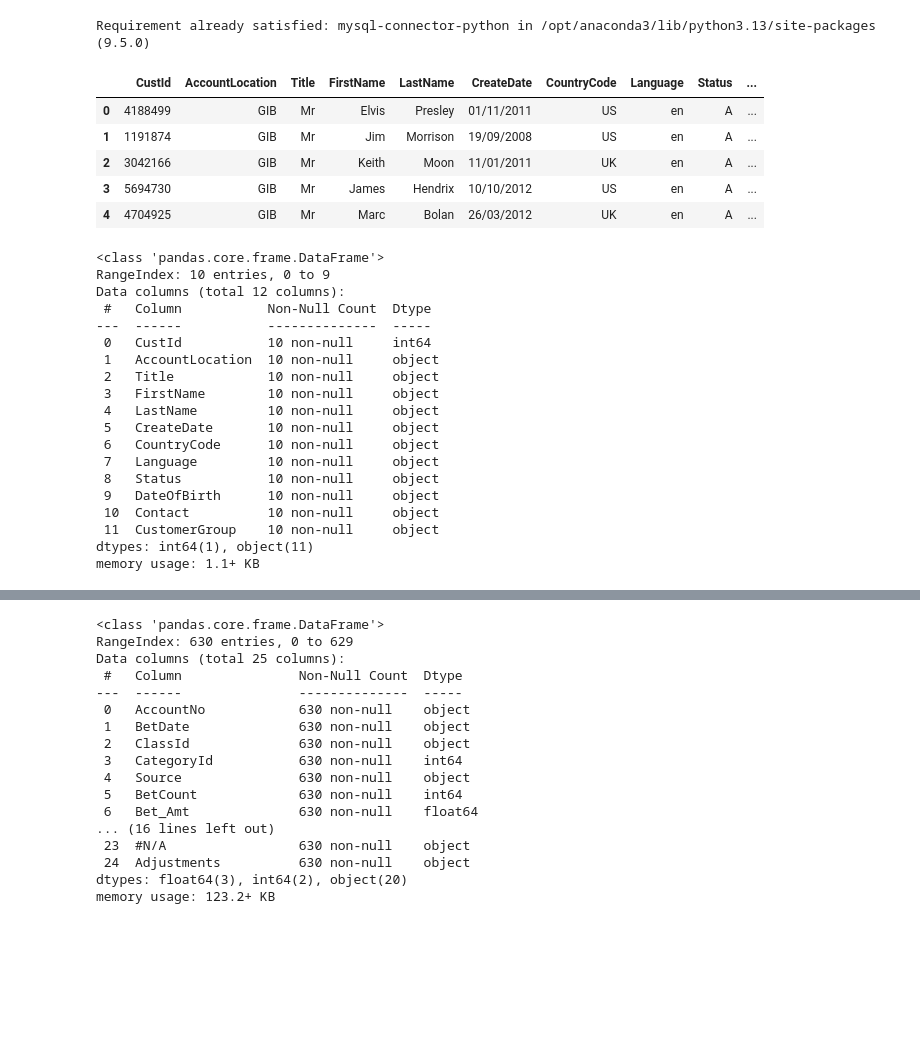
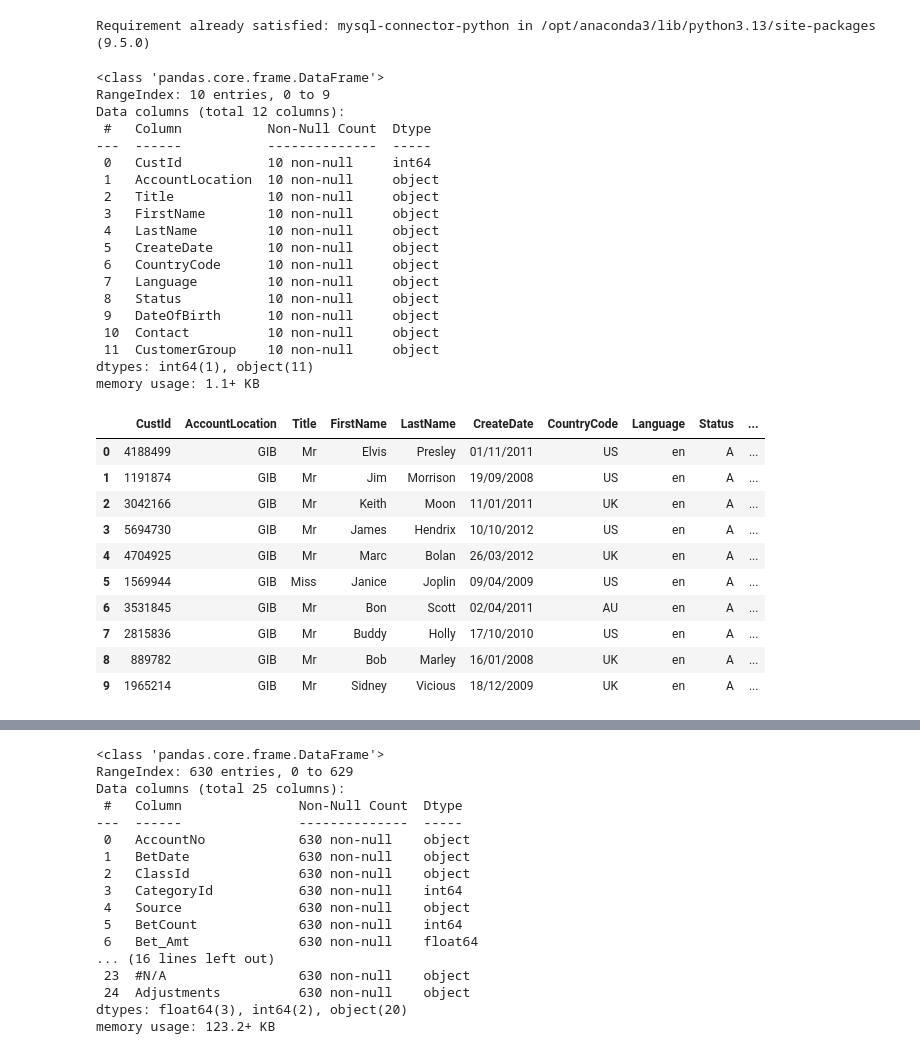
Before and after one commit to 2ssya/project-ironhack-gambling, a Jupyter notebook: sql_python-2.ipynb, the cells around one changed output, grey strips where cells are left out. Cells and saved outputs as stored; diff of their text form; code cells hidden in the pictures; blank space fills up the shorter version.

```diff
--- a/sql_python-2.ipynb
+++ b/sql_python-2.ipynb
@@ -23,36 +23,42 @@ df_customer = pd.read_sql(query, cnx)
 
 
 
-df_customer.head()
+
+df_customer.info ()
 # %% [output]
-|  | CustId | AccountLocation | Title | FirstName | LastName | CreateDate | CountryCode | Language | Status | ... |
-| 0 | 4188499 | GIB | Mr | Elvis | Presley | 01/11/2011 | US | en | A | ... |
-| 1 | 1191874 | GIB | Mr | Jim | Morrison | 19/09/2008 | US | en | A | ... |
-| 2 | 3042166 | GIB | Mr | Keith | Moon | 11/01/2011 | UK | en | A | ... |
-| 3 | 5694730 | GIB | Mr | James | Hendrix | 10/10/2012 | US | en | A | ... |
-| 4 | 4704925 | GIB | Mr | Marc | Bolan | 26/03/2012 | UK | en | A | ... |
+<class 'pandas.core.frame.DataFrame'>
+RangeIndex: 10 entries, 0 to 9
+Data columns (total 12 columns):
+ #   Column           Non-Null Count  Dtype
+---  ------           --------------  -----
+ 0   CustId           10 non-null     int64
+ 1   AccountLocation  10 non-null     object
+ 2   Title            10 non-null     object
+ 3   FirstName        10 non-null     object
+ 4   LastName         10 non-null     object
+ 5   CreateDate       10 non-null     object
+ 6   CountryCode      10 non-null     object
+ 7   Language         10 non-null     object
+ 8   Status           10 non-null     object
+ 9   DateOfBirth      10 non-null     object
+ 10  Contact          10 non-null     object
+ 11  CustomerGroup    10 non-null     object
+dtypes: int64(1), object(11)
+memory usage: 1.1+ KB
 # %%
-df_customer.info()
+df_customer.head(16)
 # %% [output]
-<class 'pandas.core.frame.DataFrame'>
-RangeIndex: 10 entries, 0 to 9
-Data columns (total 12 columns):
- #   Column           Non-Null Count  Dtype
----  ------           --------------  -----
- 0   CustId           10 non-null     int64
- 1   AccountLocation  10 non-null     object
- 2   Title            10 non-null     object
- 3   FirstName        10 non-null     object
- 4   LastName         10 non-null     object
- 5   CreateDate       10 non-null     object
- 6   CountryCode      10 non-null     object
- 7   Language         10 non-null     object
- 8   Status           10 non-null     object
- 9   DateOfBirth      10 non-null     object
- 10  Contact          10 non-null     object
- 11  CustomerGroup    10 non-null     object
-dtypes: int64(1), object(11)
-memory usage: 1.1+ KB
+|  | CustId | AccountLocation | Title | FirstName | LastName | CreateDate | CountryCode | Language | Status | ... |
+| 0 | 4188499 | GIB | Mr | Elvis | Presley | 01/11/2011 | US | en | A | ... |
+| 1 | 1191874 | GIB | Mr | Jim | Morrison | 19/09/2008 | US | en | A | ... |
+| 2 | 3042166 | GIB | Mr | Keith | Moon | 11/01/2011 | UK | en | A | ... |
+| 3 | 5694730 | GIB | Mr | James | Hendrix | 10/10/2012 | US | en | A | ... |
+| 4 | 4704925 | GIB | Mr | Marc | Bolan | 26/03/2012 | UK | en | A | ... |
+| 5 | 1569944 | GIB | Miss | Janice | Joplin | 09/04/2009 | US | en | A | ... |
+| 6 | 3531845 | GIB | Mr | Bon | Scott | 02/04/2011 | AU | en | A | ... |
+| 7 | 2815836 | GIB | Mr | Buddy | Holly | 17/10/2010 | US | en | A | ... |
+| 8 | 889782 | GIB | Mr | Bob | Marley | 16/01/2008 | UK | en | A | ... |
+| 9 | 1965214 | GIB | Mr | Sidney | Vicious | 18/12/2009 | UK | en | A | ... |
 # %%
 # Define the list of columns
 
```
Also changed, not shown: parts of 13 cells of this notebook.
